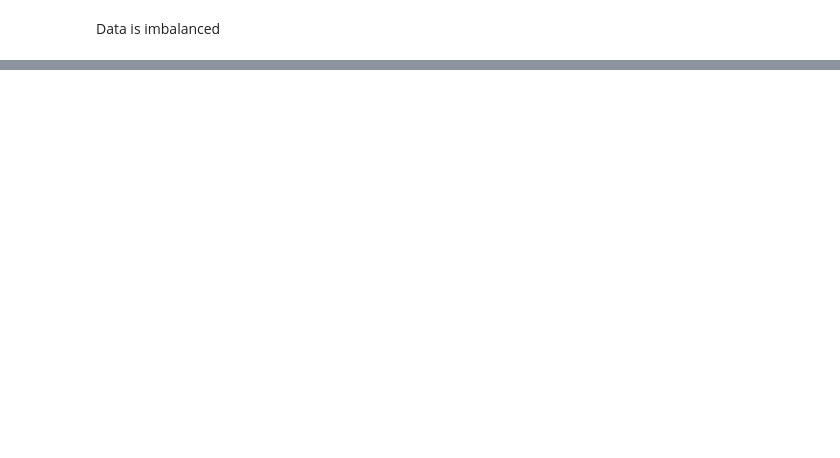
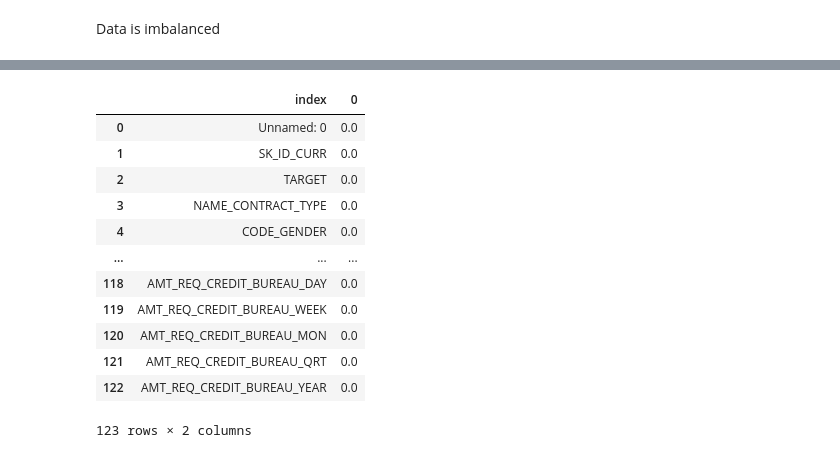
Before and after one commit to yadneshkhairnar194/Home-Credit-Default-Risk, a Jupyter notebook: Home_Credit_Default_Risk.ipynb, the cells around one changed output, grey strips where cells are left out. Saved outputs shown, nothing was run; the diff lists cells and outputs as text; code cells hidden in the pictures; blank space fills up the shorter version.

```diff
--- a/Home_Credit_Default_Risk.ipynb
+++ b/Home_Credit_Default_Risk.ipynb
@@ -567,0 +190,33 @@ plot_bar_gen('NAME_CLIENT_TYPE',application_prev_train)
+# %%
+#@title Imputation of Null values for Numeric Columns
+
+for x in null_columns_thresold:
+  column_name_splitted = str.lower(x[0]).split('_')
+  mean = x[3]
+  mode = x[4]
+  median = x[5]
+  threshold=x[7]
+
+  l = len(column_name_splitted)
+  if 'mean' == column_name_splitted[l-1] or 'avg' == column_name_splitted[l-1]:
+    application_train_25k[x[0]] = application_train_25k[x[0]].fillna(mean)
+  elif 'mode' == column_name_splitted[l-1]:
+    application_train_25k[x[0]] = application_train_25k[x[0]].fillna(mode)
+  else:
+    application_train_25k[x[0]] = application_train_25k[x[0]].fillna(median)
+# %%
+pd.DataFrame((application_train_25k.isnull().sum())*100/application_train_25k.shape[0]).reset_index()
+# %% [output]
+|  | index | 0 |
+| 0 | Unnamed: 0 | 0.0 |
+| 1 | SK_ID_CURR | 0.0 |
+| 2 | TARGET | 0.0 |
+| 3 | NAME_CONTRACT_TYPE | 0.0 |
+| 4 | CODE_GENDER | 0.0 |
+| ... | ... | ... |
+| 118 | AMT_REQ_CREDIT_BUREAU_DAY | 0.0 |
+| 119 | AMT_REQ_CREDIT_BUREAU_WEEK | 0.0 |
+| 120 | AMT_REQ_CREDIT_BUREAU_MON | 0.0 |
+| 121 | AMT_REQ_CREDIT_BUREAU_QRT | 0.0 |
+| 122 | AMT_REQ_CREDIT_BUREAU_YEAR | 0.0 |
+123 rows × 2 columns
```
Also changed, not shown: parts of 73 cells of this notebook, 2 other files.
